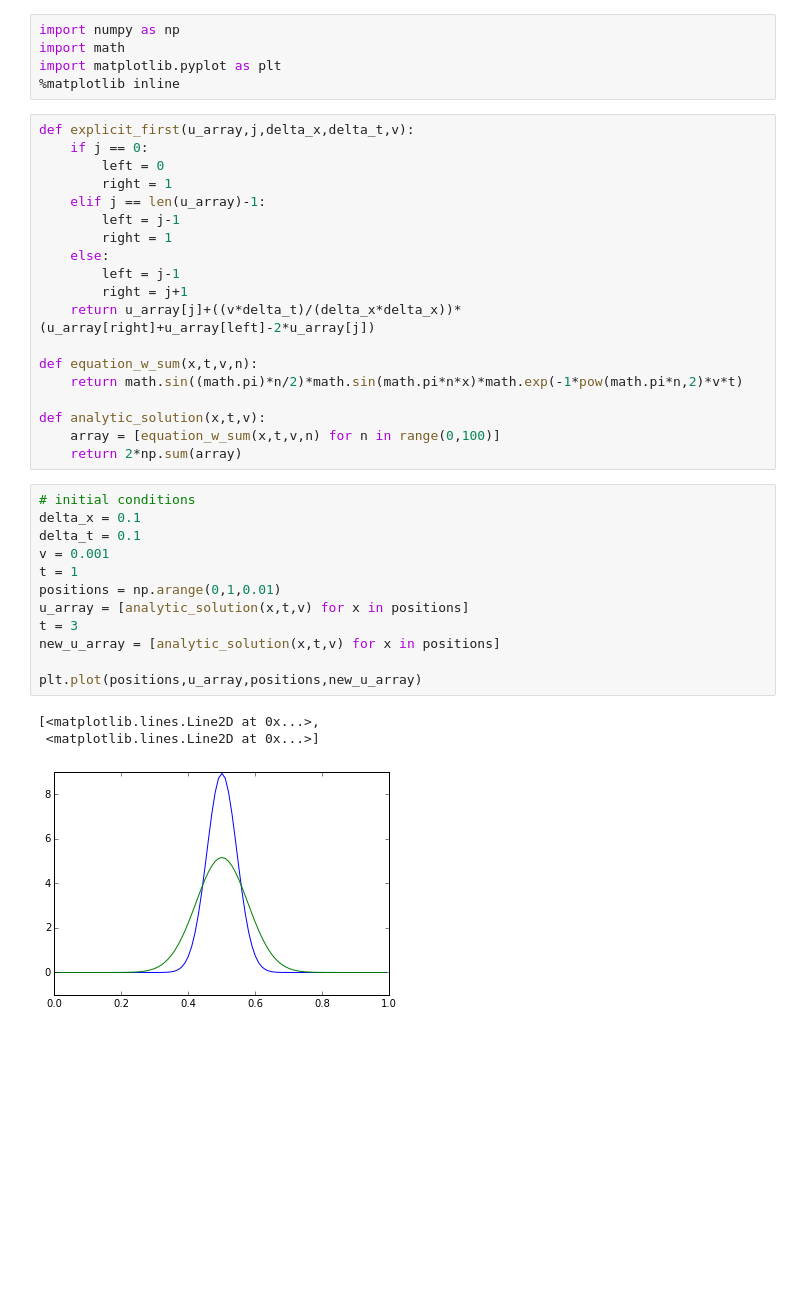
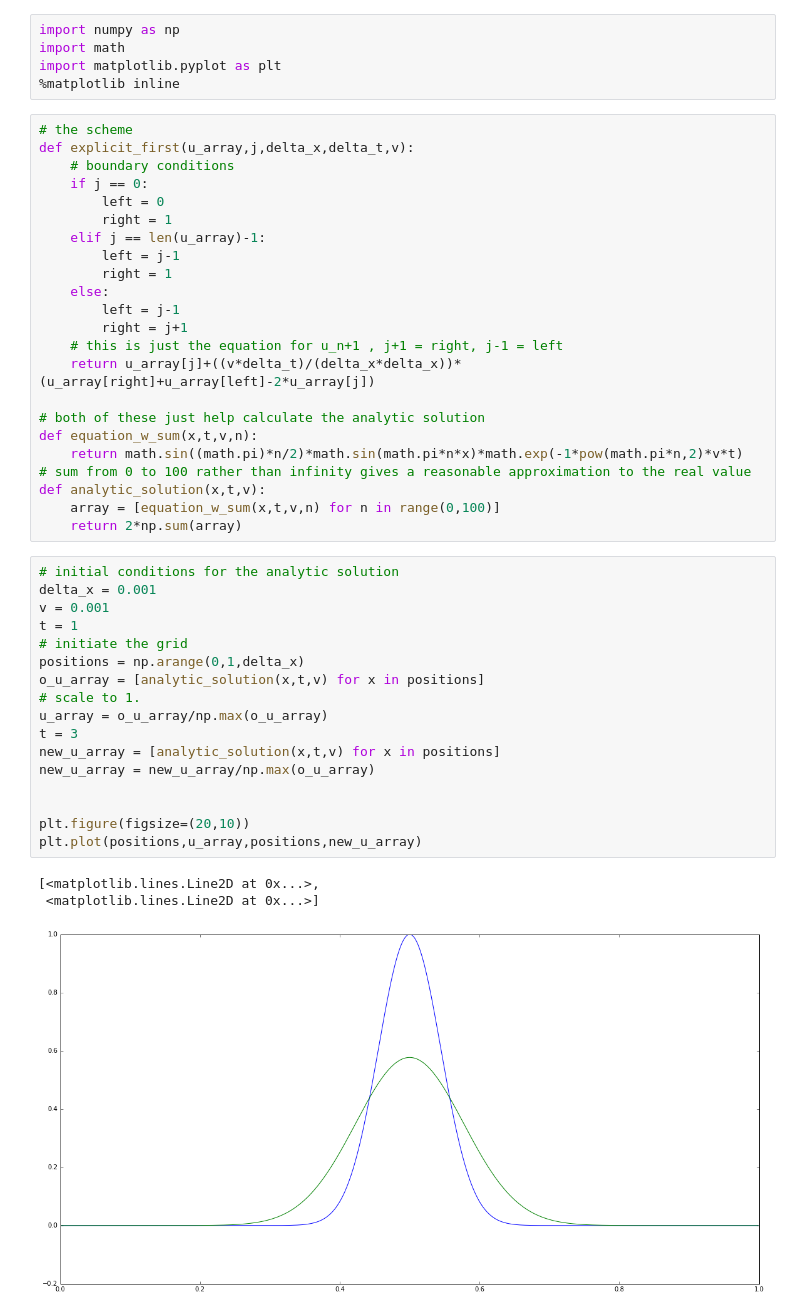
Before and after one commit to calumhrmurray/comp-astro, a Jupyter notebook: diffusion_equation.ipynb, the cells around one changed output. Drawn from its saved outputs; the diff is of its cells as text; blank space fills up the shorter version.

```diff
--- a/diffusion_equation.ipynb
+++ b/diffusion_equation.ipynb
@@ -4,7 +4,9 @@ import math
 import matplotlib.pyplot as plt
 %matplotlib inline
 # %%
+# the scheme
 def explicit_first(u_array,j,delta_x,delta_t,v):
+    # boundary conditions
     if j == 0:
         left = 0
         right = 1
@@ -14,27 +16,34 @@ def explicit_first(u_array,j,delta_x,delta_t,v):
     else:
         left = j-1
         right = j+1
+    # this is just the equation for u_n+1 , j+1 = right, j-1 = left
     return u_array[j]+((v*delta_t)/(delta_x*delta_x))*(u_array[right]+u_array[left]-2*u_array[j])
 
+# both of these just help calculate the analytic solution
 def equation_w_sum(x,t,v,n):
     return math.sin((math.pi)*n/2)*math.sin(math.pi*n*x)*math.exp(-1*pow(math.pi*n,2)*v*t)
-
+# sum from 0 to 100 rather than infinity gives a reasonable approximation to the real value
 def analytic_solution(x,t,v):
     array = [equation_w_sum(x,t,v,n) for n in range(0,100)]
     return 2*np.sum(array)
 # %%
-# initial conditions
-delta_x = 0.1
-delta_t = 0.1
+# initial conditions for the analytic solution
+delta_x = 0.001
 v = 0.001
 t = 1
-positions = np.arange(0,1,0.01)
-u_array = [analytic_solution(x,t,v) for x in positions]
+# initiate the grid
+positions = np.arange(0,1,delta_x)
+o_u_array = [analytic_solution(x,t,v) for x in positions]
+# scale to 1.
+u_array = o_u_array/np.max(o_u_array)
 t = 3
 new_u_array = [analytic_solution(x,t,v) for x in positions]
+new_u_array = new_u_array/np.max(o_u_array)
 
+
+plt.figure(figsize=(20,10))
 plt.plot(positions,u_array,positions,new_u_array)
 # %% [output]
 [<matplotlib.lines.Line2D at 0x...>,
  <matplotlib.lines.Line2D at 0x...>]
-[figure, old version]
+[figure, new version]
```
Also changed, not shown: parts of 6 cells of this notebook, 14 other files.
